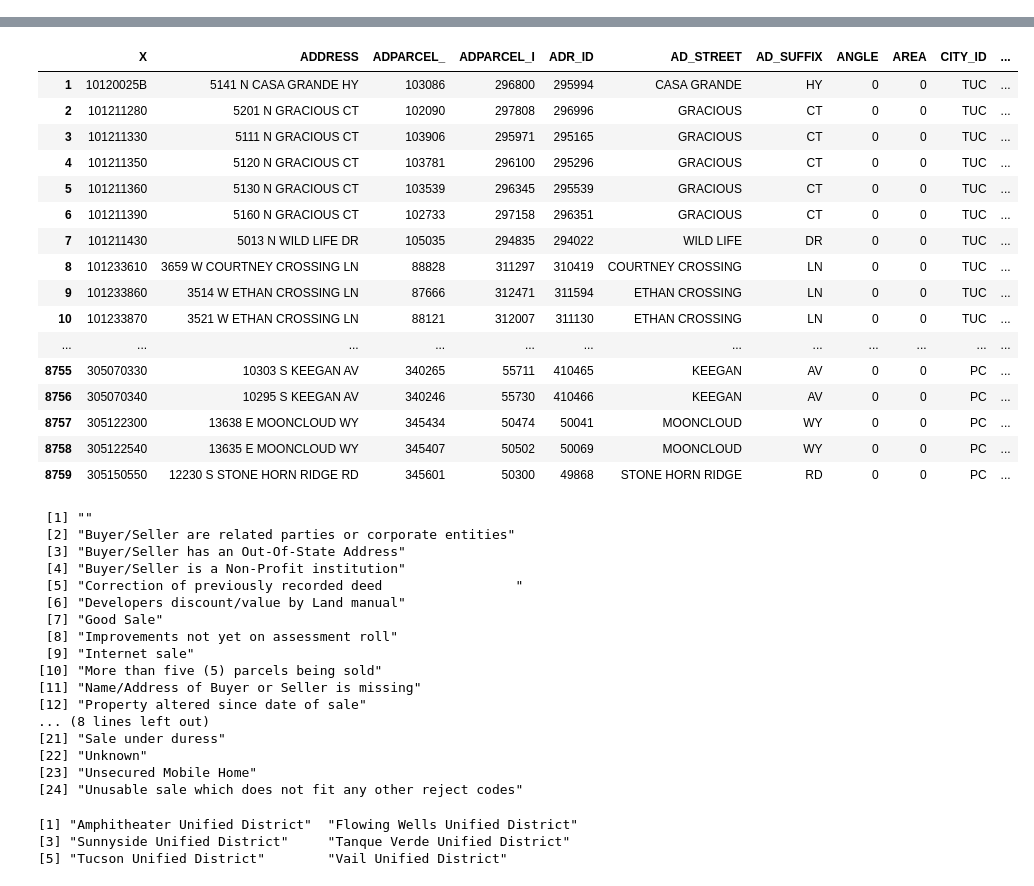
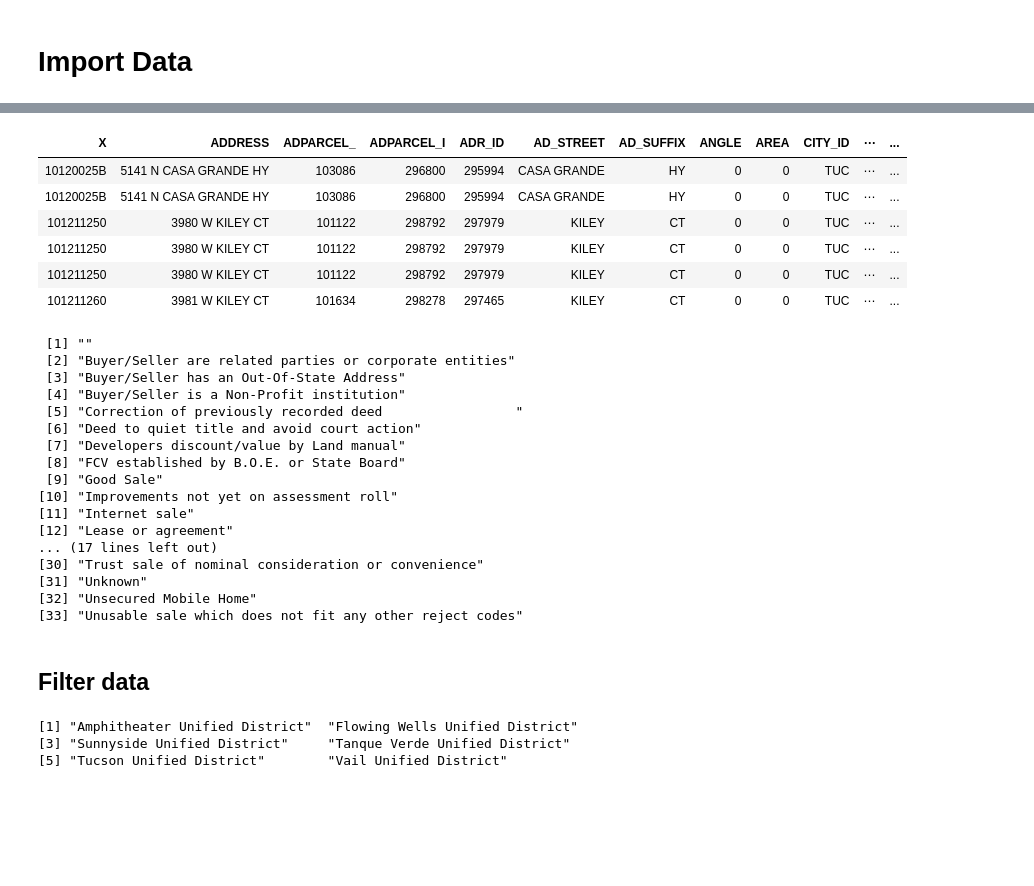
Before and after one commit to gwb/rdd-coverage, a Jupyter notebook: Maxime/Tucson_geoR.ipynb, the cells around one changed output, grey strips where cells are left out. Drawn from its saved outputs; the diff is of its cells as text; code cells hidden in the pictures; blank space fills up the shorter version.

```diff
--- a/Maxime/Tucson_geoR.ipynb
+++ b/Maxime/Tucson_geoR.ipynb
@@ -9,7 +10,11 @@ library(geoR)
  For an Introduction to geoR go to http://www.leg.ufpr.br/geoR
  geoR version 1.7-5.2 (built on 2016-05-02) is now loaded
 --------------------------------------------------------------
+# %% [markdown]
+# Import Data
 # %%
-Tucson_sales=read.csv("Tucson_data/processed/Tucson_sales.csv")
-Tucson_sales
+Tucson_sales=read.csv("Tucson_data/processed/Tucson_sales.csv",
+    colClasses=c("SaleDate"="character",
+                 "ADDRESS"="character"))
+head(Tucson_sales)
 # %% [output]
@@ -33,20 +21,10 @@ In `[<-.factor`(`*tmp*`, ri, value = "⋮"): invalid factor level, NA generated
-|  | X | ADDRESS | ADPARCEL_ | ADPARCEL_I | ADR_ID | AD_STREET | AD_SUFFIX | ANGLE | AREA | CITY_ID | ... |
-| 1 | 10120025B | 5141 N CASA GRANDE HY | 103086 | 296800 | 295994 | CASA GRANDE | HY | 0 | 0 | TUC | ... |
-| 2 | 101211280 | 5201 N GRACIOUS CT | 102090 | 297808 | 296996 | GRACIOUS | CT | 0 | 0 | TUC | ... |
-| 3 | 101211330 | 5111 N GRACIOUS CT | 103906 | 295971 | 295165 | GRACIOUS | CT | 0 | 0 | TUC | ... |
-| 4 | 101211350 | 5120 N GRACIOUS CT | 103781 | 296100 | 295296 | GRACIOUS | CT | 0 | 0 | TUC | ... |
-| 5 | 101211360 | 5130 N GRACIOUS CT | 103539 | 296345 | 295539 | GRACIOUS | CT | 0 | 0 | TUC | ... |
-| 6 | 101211390 | 5160 N GRACIOUS CT | 102733 | 297158 | 296351 | GRACIOUS | CT | 0 | 0 | TUC | ... |
-| 7 | 101211430 | 5013 N WILD LIFE DR | 105035 | 294835 | 294022 | WILD LIFE | DR | 0 | 0 | TUC | ... |
-| 8 | 101233610 | 3659 W COURTNEY CROSSING LN | 88828 | 311297 | 310419 | COURTNEY CROSSING | LN | 0 | 0 | TUC | ... |
-| 9 | 101233860 | 3514 W ETHAN CROSSING LN | 87666 | 312471 | 311594 | ETHAN CROSSING | LN | 0 | 0 | TUC | ... |
-| 10 | 101233870 | 3521 W ETHAN CROSSING LN | 88121 | 312007 | 311130 | ETHAN CROSSING | LN | 0 | 0 | TUC | ... |
-| ... | ... | ... | ... | ... | ... | ... | ... | ... | ... | ... | ... |
-| 8755 | 305070330 | 10303 S KEEGAN AV | 340265 | 55711 | 410465 | KEEGAN | AV | 0 | 0 | PC | ... |
-| 8756 | 305070340 | 10295 S KEEGAN AV | 340246 | 55730 | 410466 | KEEGAN | AV | 0 | 0 | PC | ... |
-| 8757 | 305122300 | 13638 E MOONCLOUD WY | 345434 | 50474 | 50041 | MOONCLOUD | WY | 0 | 0 | PC | ... |
-| 8758 | 305122540 | 13635 E MOONCLOUD WY | 345407 | 50502 | 50069 | MOONCLOUD | WY | 0 | 0 | PC | ... |
-| 8759 | 305150550 | 12230 S STONE HORN RIDGE RD | 345601 | 50300 | 49868 | STONE HORN RIDGE | RD | 0 | 0 | PC | ... |
+| X | ADDRESS | ADPARCEL_ | ADPARCEL_I | ADR_ID | AD_STREET | AD_SUFFIX | ANGLE | AREA | CITY_ID | ⋯ | ... |
+| 10120025B | 5141 N CASA GRANDE HY | 103086 | 296800 | 295994 | CASA GRANDE | HY | 0 | 0 | TUC | ⋯ | ... |
+| 10120025B | 5141 N CASA GRANDE HY | 103086 | 296800 | 295994 | CASA GRANDE | HY | 0 | 0 | TUC | ⋯ | ... |
+| 101211250 | 3980 W KILEY CT | 101122 | 298792 | 297979 | KILEY | CT | 0 | 0 | TUC | ⋯ | ... |
+| 101211250 | 3980 W KILEY CT | 101122 | 298792 | 297979 | KILEY | CT | 0 | 0 | TUC | ⋯ | ... |
+| 101211250 | 3980 W KILEY CT | 101122 | 298792 | 297979 | KILEY | CT | 0 | 0 | TUC | ⋯ | ... |
+| 101211260 | 3981 W KILEY CT | 101634 | 298278 | 297465 | KILEY | CT | 0 | 0 | TUC | ⋯ | ... |
 # %%
 levels(Tucson_sales$ValidationDescription)
 # %% [output]
@@ -55,17 +33,19 @@ levels(Tucson_sales$ValidationDescription)
  [3] "Buyer/Seller has an Out-Of-State Address"
  [4] "Buyer/Seller is a Non-Profit institution"
  [5] "Correction of previously recorded deed                 "
- [6] "Developers discount/value by Land manual"
- [7] "Good Sale"
- [8] "Improvements not yet on assessment roll"
- [9] "Internet sale"
-[10] "More than five (5) parcels being sold"
-[11] "Name/Address of Buyer or Seller is missing"
-[12] "Property altered since date of sale"
-... (8 lines left out)
-[21] "Sale under duress"
-[22] "Unknown"
-[23] "Unsecured Mobile Home"
-[24] "Unusable sale which does not fit any other reject codes"
+ [6] "Deed to quiet title and avoid court action"
+ [7] "Developers discount/value by Land manual"
+ [8] "FCV established by B.O.E. or State Board"
+ [9] "Good Sale"
+[10] "Improvements not yet on assessment roll"
+[11] "Internet sale"
+[12] "Lease or agreement"
+... (17 lines left out)
+[30] "Trust sale of nominal consideration or convenience"
+[31] "Unknown"
+[32] "Unsecured Mobile Home"
+[33] "Unusable sale which does not fit any other reject codes"
+# %% [markdown]
+## Filter data
 # %%
 believable = (
```
Also changed, not shown: parts of 26 cells of this notebook, 2 other files.
